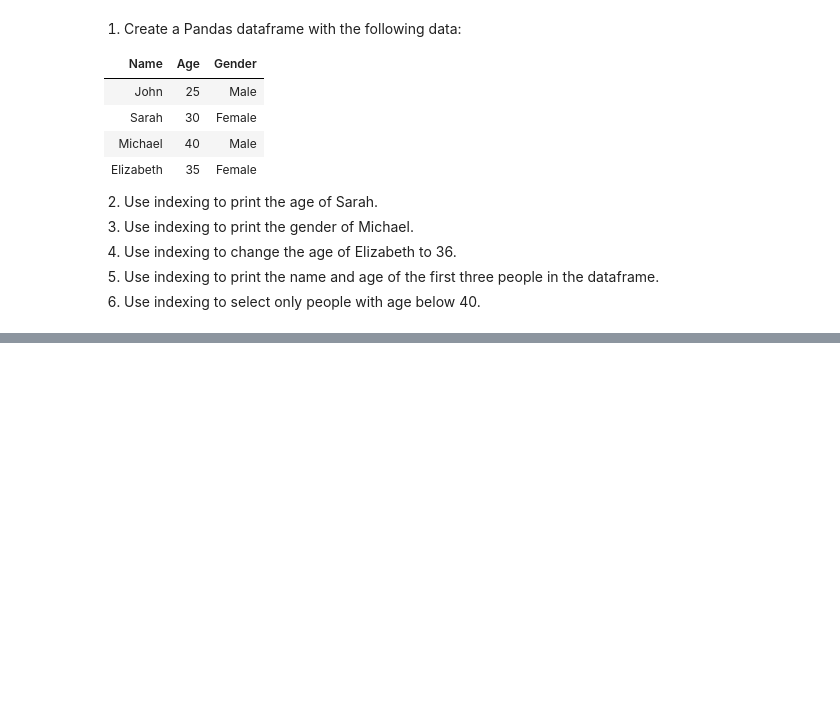
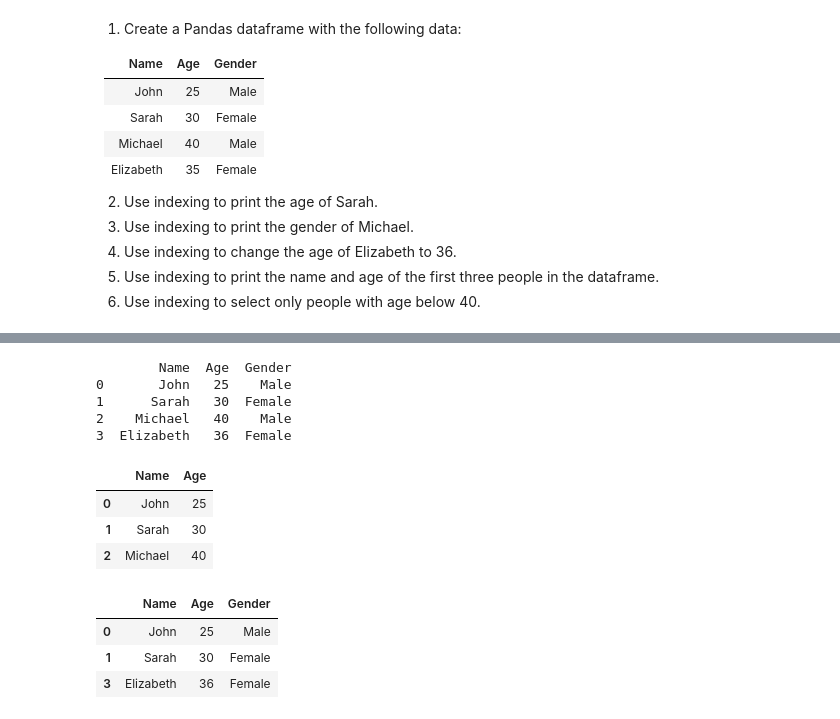
Before and after one commit to rcpsilva/Python_For_Data_Science, a Jupyter notebook: 2023-1/4_notebook_pandas_basics.ipynb, the cells around one changed output, grey strips where cells are left out. Cells and saved outputs as stored; diff of their text form; code cells hidden in the pictures; blank space fills up the shorter version.

```diff
--- a/2023-1/4_notebook_pandas_basics.ipynb
+++ b/2023-1/4_notebook_pandas_basics.ipynb
@@ -310,0 +334,23 @@ states
+# %%
+df.loc[df['Name']=='Elizabeth','Age'] = 36
+print(df)
+# %% [output]
+        Name  Age  Gender
+0       John   25    Male
+1      Sarah   30  Female
+2    Michael   40    Male
+3  Elizabeth   36  Female
+# %%
+df.loc[0:2,['Name','Age']]
+# %% [output]
+|  | Name | Age |
+| 0 | John | 25 |
+| 1 | Sarah | 30 |
+| 2 | Michael | 40 |
+# %%
+df.loc[df['Age']<40]
+# %% [output]
+|  | Name | Age | Gender |
+| 0 | John | 25 | Male |
+| 1 | Sarah | 30 | Female |
+| 3 | Elizabeth | 36 | Female |
```
Also changed, not shown: parts of 10 cells of this notebook.
